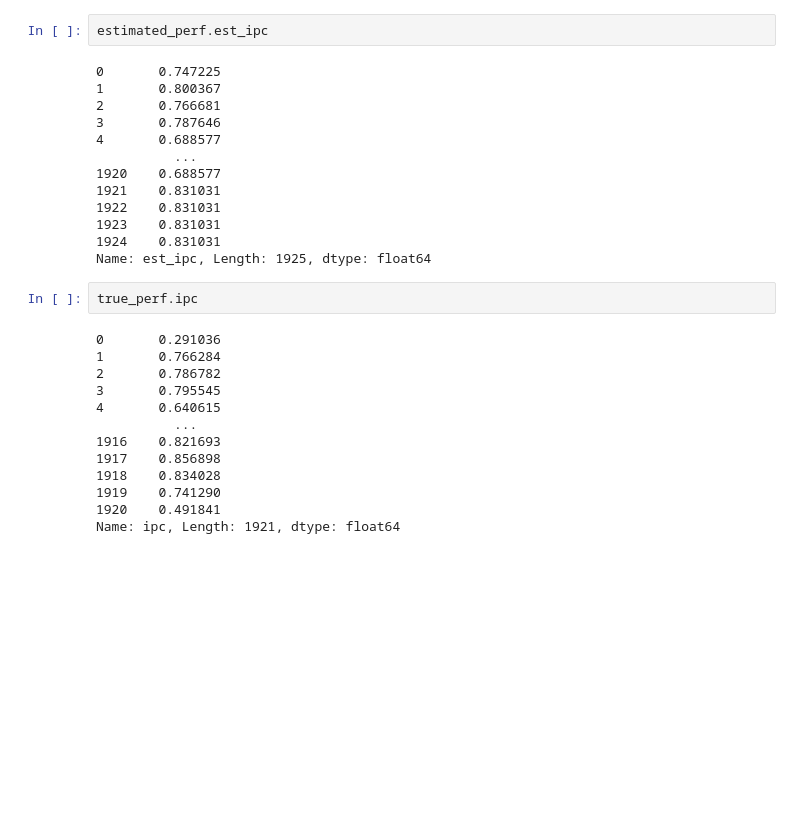
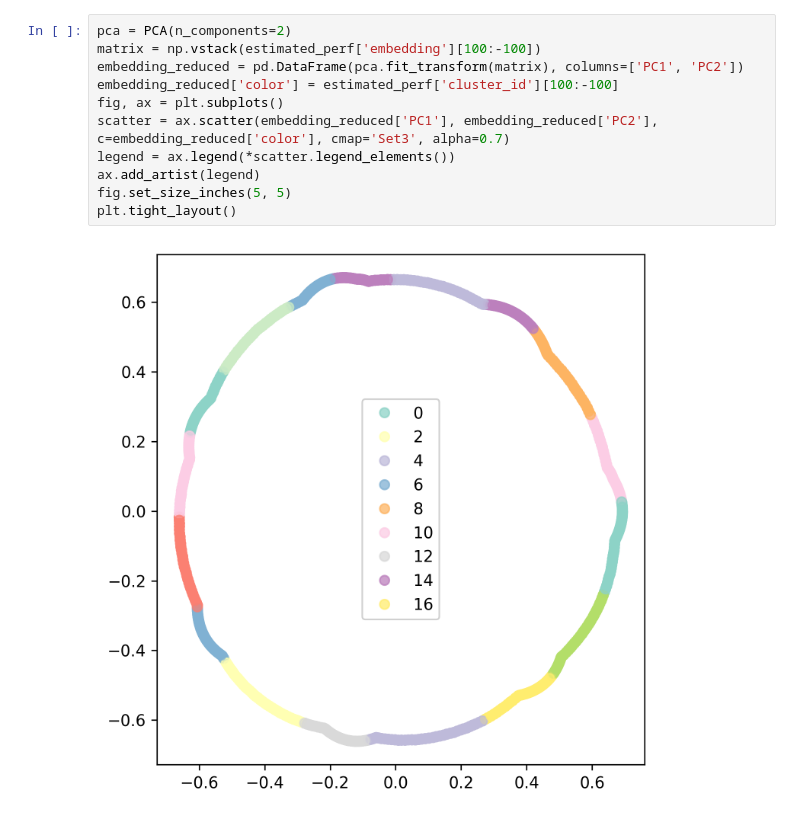
Before and after one commit to euphoric-hardware/tidalsim, a Jupyter notebook: notebooks/Plotting.ipynb, the cells around one changed output. Cells and saved outputs as stored; diff of their text form; blank space fills up the shorter version.

```diff
--- a/notebooks/Plotting.ipynb
+++ b/notebooks/Plotting.ipynb
@@ -55,30 +82,13 @@ fig.set_size_inches(13, 5)
 # %%
-estimated_perf.est_ipc
+pca = PCA(n_components=2)
+matrix = np.vstack(estimated_perf['embedding'][100:-100])
+embedding_reduced = pd.DataFrame(pca.fit_transform(matrix), columns=['PC1', 'PC2'])
+embedding_reduced['color'] = estimated_perf['cluster_id'][100:-100]
+fig, ax = plt.subplots()
+scatter = ax.scatter(embedding_reduced['PC1'], embedding_reduced['PC2'], c=embedding_reduced['color'], cmap='Set3', alpha=0.7)
+legend = ax.legend(*scatter.legend_elements())
+ax.add_artist(legend)
+fig.set_size_inches(5, 5)
+plt.tight_layout()
 # %% [output]
-0       0.747225
-1       0.800367
-2       0.766681
-3       0.787646
-4       0.688577
-          ...
-1920    0.688577
-1921    0.831031
-1922    0.831031
-1923    0.831031
-1924    0.831031
-Name: est_ipc, Length: 1925, dtype: float64
+[figure, added]
-# %%
-true_perf.ipc
-# %% [output]
-0       0.291036
-1       0.766284
-2       0.786782
-3       0.795545
-4       0.640615
-          ...
-1916    0.821693
-1917    0.856898
-1918    0.834028
-1919    0.741290
-1920    0.491841
-Name: ipc, Length: 1921, dtype: float64
```
Also changed, not shown: parts of 8 cells of this notebook, 4 other files.
